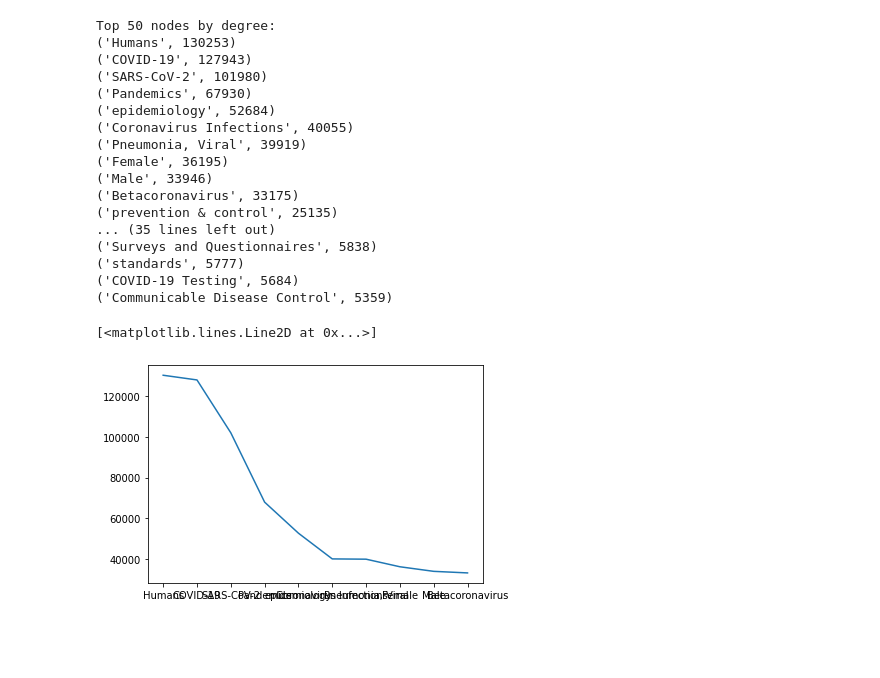
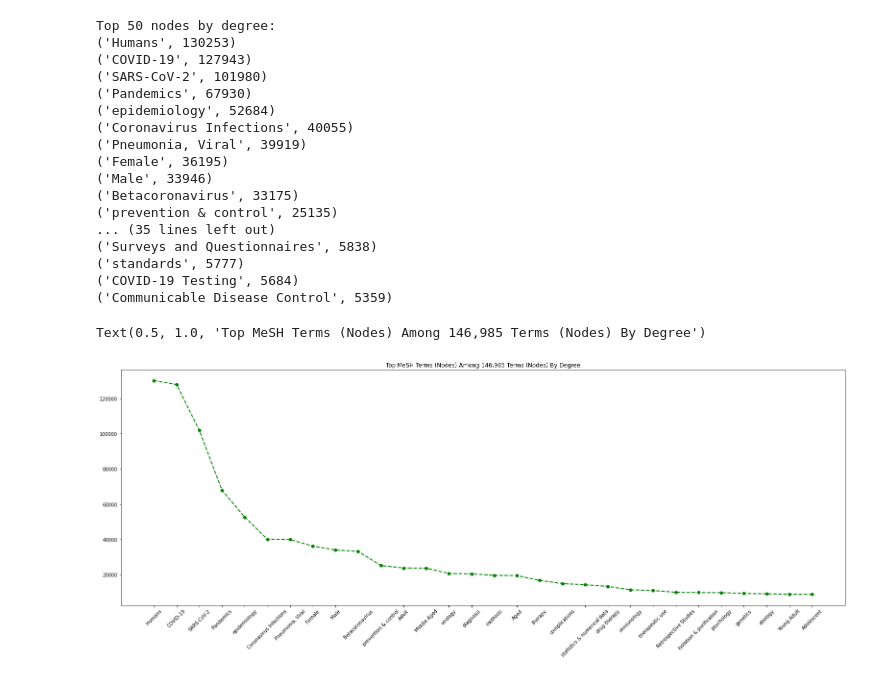
Before and after one commit to akshayonly/twohundredthousand-covid-19-literature, a Jupyter notebook: sars_cov_2_pubmed_mesh_terms_network_analysis_viz.ipynb, the cells around one changed output. Saved outputs shown, nothing was run; the diff lists cells and outputs as text; code cells hidden in the pictures; blank space fills up the shorter version.

```diff
--- a/sars_cov_2_pubmed_mesh_terms_network_analysis_viz.ipynb
+++ b/sars_cov_2_pubmed_mesh_terms_network_analysis_viz.ipynb
@@ -217,5 +229,21 @@ for mesh_node, degree in top_fifty_nodes:
-# %%
-plt.plot(mesh_nodes, degrees)
-# %% [output]
-[<matplotlib.lines.Line2D at 0x...>]
-[figure, removed]
+# %%
+top = 30
+top_nodes = sorted_degree[:top]
+
+mesh_nodes = list()
+degrees = list()
+
+for mesh_node, degree in top_nodes:
+  mesh_nodes.append(mesh_node)
+  degrees.append(degree)
+
+#plt.figure(figsize=(27, 9))
+# changing the rc parameters and plotting a line plot
+plt.rcParams['figure.figsize'] = [27, 9]
+plt.xticks(rotation=45)
+
+plt.plot(mesh_nodes, degrees, color='green', marker='o', linestyle='dashed', linewidth=2, markersize=6)
+plt.title("Top MeSH Terms (Nodes) Among 146,985 Terms (Nodes) By Degree")
+# %% [output]
+Text(0.5, 1.0, 'Top MeSH Terms (Nodes) Among 146,985 Terms (Nodes) By Degree')
+[figure, added]
```
Also changed, not shown: parts of 14 cells of this notebook.
